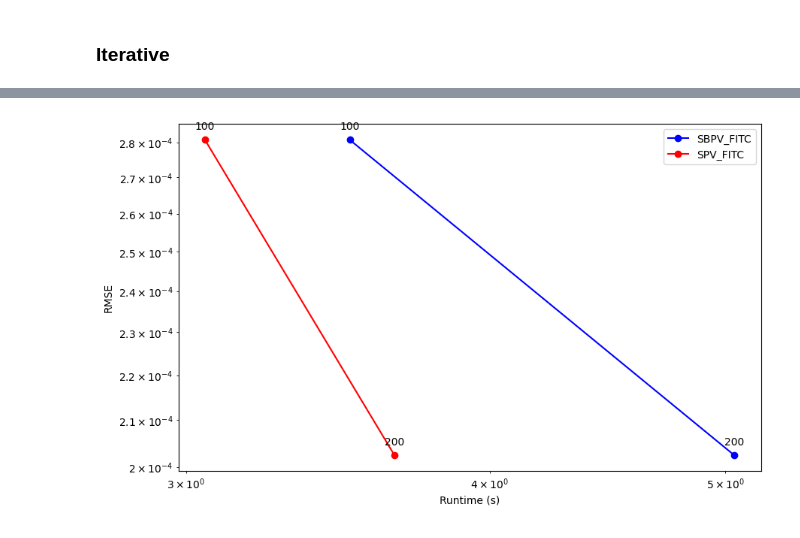
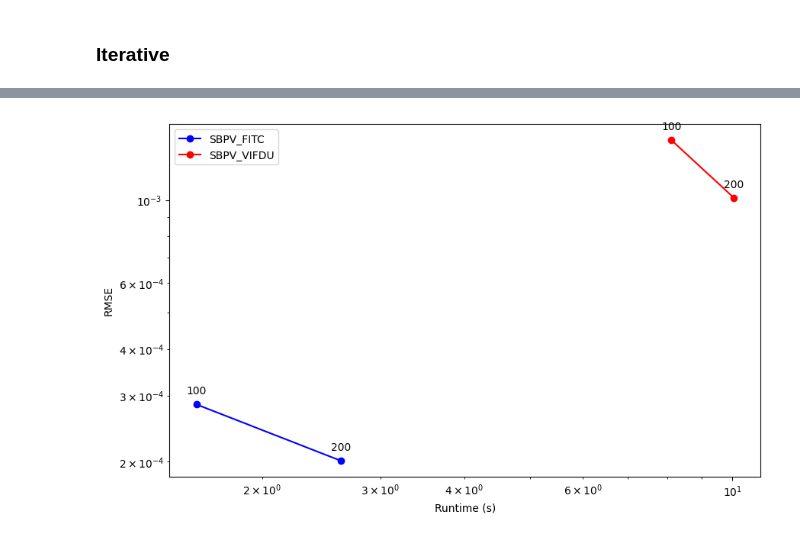
Before and after one commit to TimGyger/FSVA, a Jupyter notebook: Simulation/Predictive_Variance.ipynb, the cells around one changed output, grey strips where cells are left out. Cells and saved outputs as stored; diff of their text form; code cells hidden in the pictures.

```diff
--- a/Simulation/Predictive_Variance.ipynb
+++ b/Simulation/Predictive_Variance.ipynb
@@ -20,7 +20,7 @@ toy = True
 ## Data
 # %%
 # URL of the raw CSV file on GitHub
-url = 'https://raw.githubusercontent.com/TimGyger/FSVA/refs/heads/main/Simulation/simulated_data_non_Gaussian_5_prediction.txt'
+url = 'https://raw.githubusercontent.com/TimGyger/FSVA/refs/heads/main/Simulation/Data/simulated_data_non_Gaussian_5_prediction.txt'
 
 # Load the CSV file directly from the URL
 df = pd.read_csv(url)
@@ -36,13 +36,13 @@ X_np = X.to_numpy()
 y_np = y.to_numpy()
 
 if toy:
-    X_train = X_np[1:5000,:]
-    y_train = y_np[1:5000]
-    X_test = X_np[5001:10000,:]
-    y_test = y_np[5001:10000]
+    X_train = X_np[:5000,:]
+    y_train = y_np[:5000]
+    X_test = X_np[5000:10000,:]
+    y_test = y_np[5000:10000]
 else:
-    X_train = X_np[0:10000,:]
-    y_train = y_np[0:10000]
+    X_train = X_np[:10000,:]
+    y_train = y_np[:10000]
     X_test = X_np[10000:200000,:]
     y_test = y_np[10000:200000]
 # %% [markdown]
@@ -147,32 +136,32 @@ for i, val1 in enumerate(vector_sample):
 # %%
 # Plotting the data
 fig, ax = plt.subplots(figsize=(10, 6))
 
 # Function to plot lines with points and annotations
 def plot_matrix_data(matrix_data, matrix_time, label, color):
-    mean_vals = np.mean(matrix_data, axis=1)
+    mean_vals = np.nanmean(matrix_data, axis=1)
     mean_times = np.mean(matrix_time, axis=1)
     ax.plot(mean_times, mean_vals, label=label, color=color, marker='o')
 
     # Annotate the points with the vector_sample values
     for i, (x, y) in enumerate(zip(mean_times, mean_vals)):
         ax.annotate(f'{vector_sample[i]}', (x, y), textcoords="offset points", xytext=(0, 10), ha='center')
 
 # Plot for SBPV_FITC
 plot_matrix_data(matrix_SBPV_FITC, matrix_SBPV_FITC_t, 'SBPV_FITC', 'b')
 
 # Plot for SPV_FITC
-plot_matrix_data(matrix_SPV_FITC, matrix_SPV_FITC_t, 'SPV_FITC', 'r')
+plot_matrix_data(matrix_SBPV_FSVADU, matrix_SBPV_FSVADU_t, 'SBPV_VIFDU', 'r')
 
 
 # Set plot properties
 ax.set_xscale('log')
 ax.set_yscale('log')
 ax.set_xlabel('Runtime (s)')
 ax.set_ylabel('RMSE')
 ax.legend()
 
 # Show plot
 plt.show()
 # %% [output]
-[figure, old version]
+[figure, new version]
```
Also changed, not shown: parts of 2 cells of this notebook, 1 other file.
